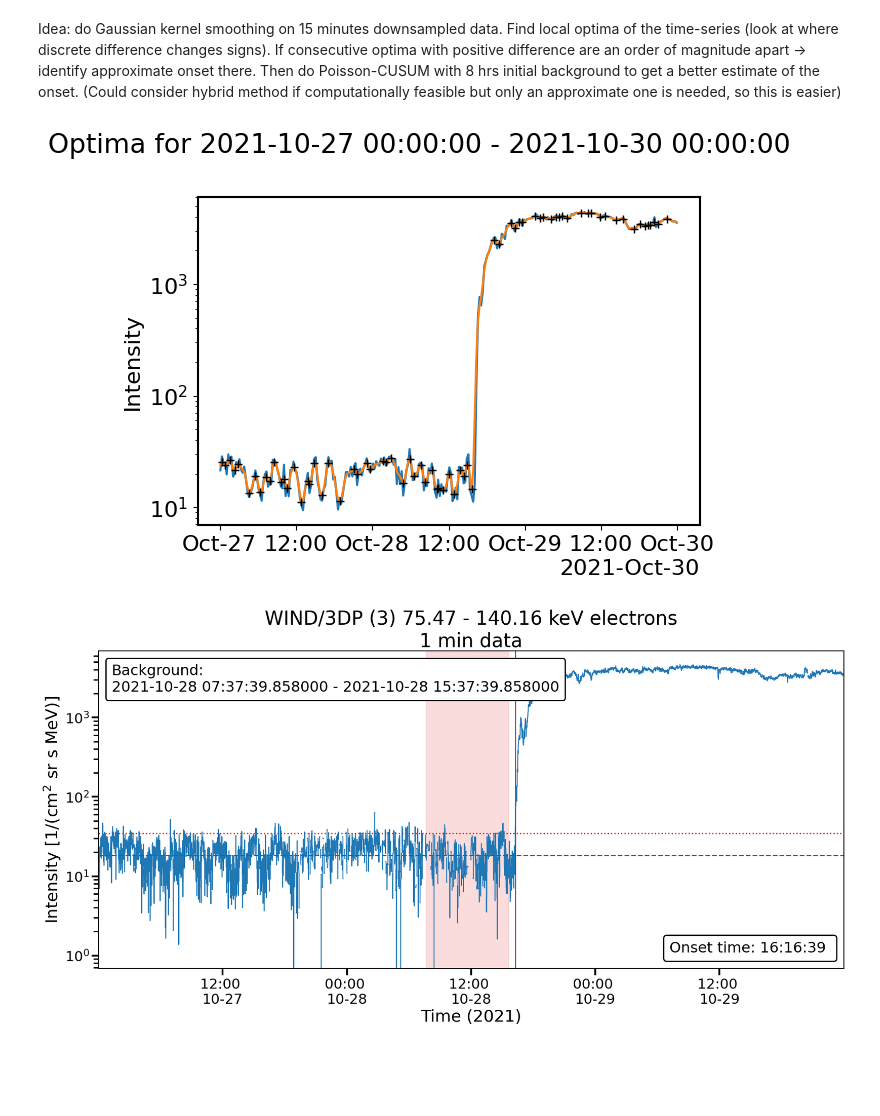
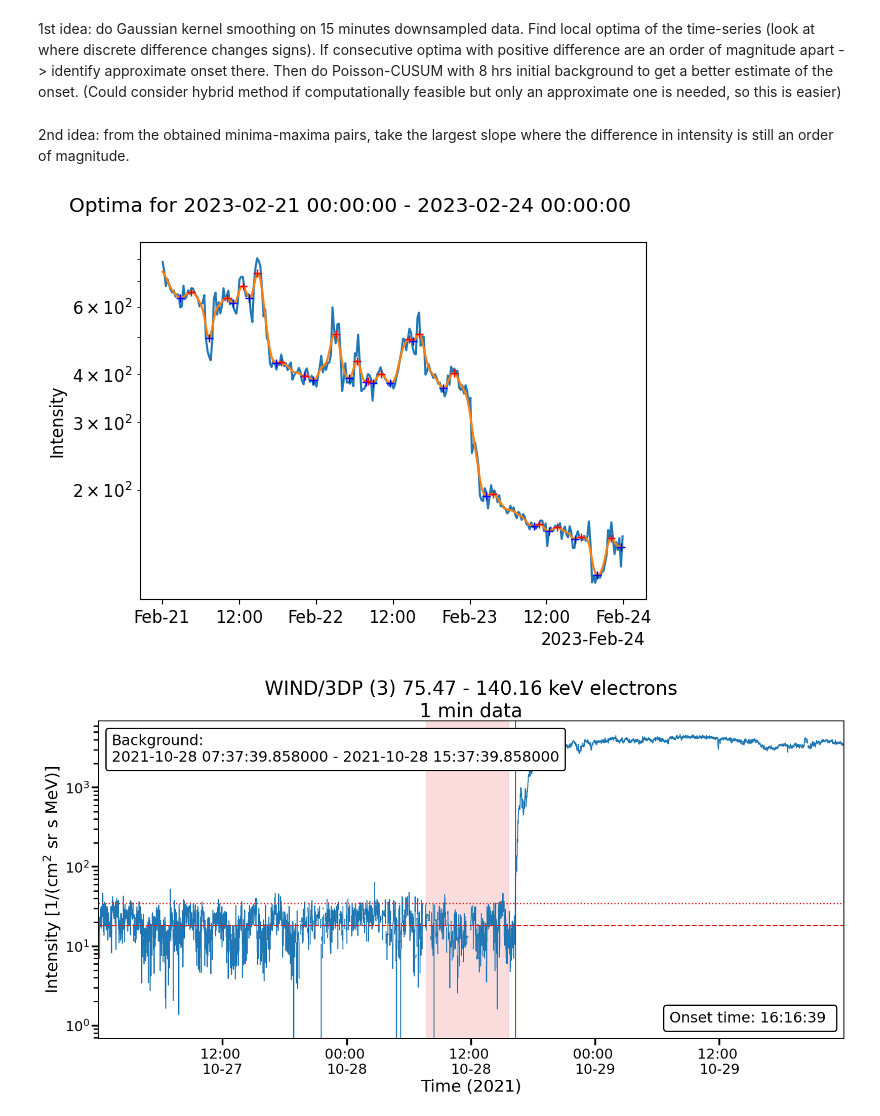
Before and after one commit to ojsant/gradu, a Jupyter notebook: finding_events.ipynb, the cells around one changed output. Saved outputs shown, nothing was run; the diff lists cells and outputs as text; code cells hidden in the pictures; blank space fills up the shorter version.

```diff
--- a/finding_events.ipynb
+++ b/finding_events.ipynb
@@ -10,7 +10,7 @@ from anisotropy import run_SEPevent
 # %%
 data_path = f"{os.getcwd()}{os.sep}data"
 
-onset_date = pd.to_datetime("2021-10-28")
+onset_date = pd.to_datetime("2023-02-22")
 start = onset_date - pd.Timedelta(days=1)
 end = onset_date + pd.Timedelta(days=2)    # off by one, so three days are loaded now
 
@@ -36,28 +36,36 @@ event.overview_plot()
 # %% [markdown]
-Idea: do Gaussian kernel smoothing on 15 minutes downsampled data. Find local optima of the time-series (look at where discrete difference changes signs). If consecutive optima with positive difference are an order of magnitude apart -> identify approximate onset there. Then do Poisson-CUSUM with 8 hrs initial background to get a better estimate of the onset. (Could consider hybrid method if computationally feasible but only an approximate one is needed, so this is easier)
+1st idea: do Gaussian kernel smoothing on 15 minutes downsampled data. Find local optima of the time-series (look at where discrete difference changes signs). If consecutive optima with positive difference are an order of magnitude apart -> identify approximate onset there. Then do Poisson-CUSUM with 8 hrs initial background to get a better estimate of the onset. (Could consider hybrid method if computationally feasible but only an approximate one is needed, so this is easier)
+# %% [markdown]
+2nd idea: from the obtained minima-maxima pairs, take the largest slope where the difference in intensity is still an order of magnitude.
 # %%
+from itertools import product
+
 data = pd.Series(event.I_data[:,3], index=event.I_times)
-smooth = gaussian_filter1d(data, sigma=1)
-smooth_diff = np.diff(smooth)
-arg_optima = []
-for i in range(len(smooth_diff)-1):
-    if (smooth_diff[i + 1] > 0 and smooth_diff[i] < 0) or (smooth_diff[i + 1] < 0 and smooth_diff[i] > 0):
-        arg_optima.append(i+1)
+data_smooth = gaussian_filter1d(data, sigma=2)
+data_smooth_diff = np.diff(data_smooth)
+arg_maxima = []
+arg_minima = []
+for i in range(len(data_smooth_diff)-1):
+    if (data_smooth_diff[i + 1] > 0 and data_smooth_diff[i] < 0):
+        arg_minima.append(i+1)
+    elif (data_smooth_diff[i + 1] < 0 and data_smooth_diff[i] > 0):
+        arg_maxima.append(i+1)
 
 fig, ax = plt.subplots()
 ax.plot(data)
-ax.plot(data.index, smooth)
-ax.plot(data.index[arg_optima], smooth[arg_optima], "k+")
+ax.plot(data.index, data_smooth)
+ax.plot(data.index[arg_minima], data_smooth[arg_minima], "b+")
+ax.plot(data.index[arg_maxima], data_smooth[arg_maxima], "r+")
 ax.set_yscale("log")
 ax.set_ylabel("Intensity")
 fig.suptitle(f"Optima for {start} - {end}")
 fig.tight_layout()
 plot_dir = f"{os.getcwd()}{os.sep}plots"
 os.makedirs(plot_dir, exist_ok=True)
 fname = plot_dir + os.sep + f"Wind_{start.strftime("%Y%m%d")}-{end.strftime("%Y%m%d")}"
 fig.savefig(fname, bbox_inches="tight")
 # %% [output]
-[figure, old version]
+[figure, new version]
 # %%
 data_path = f"{os.getcwd()}{os.sep}data"
 onset = Onset(start, end, "Wind", "3DP", "e", "l3", viewing="3", data_path=data_path)
```
Also changed, not shown: parts of 9 cells of this notebook, 2 other files.
